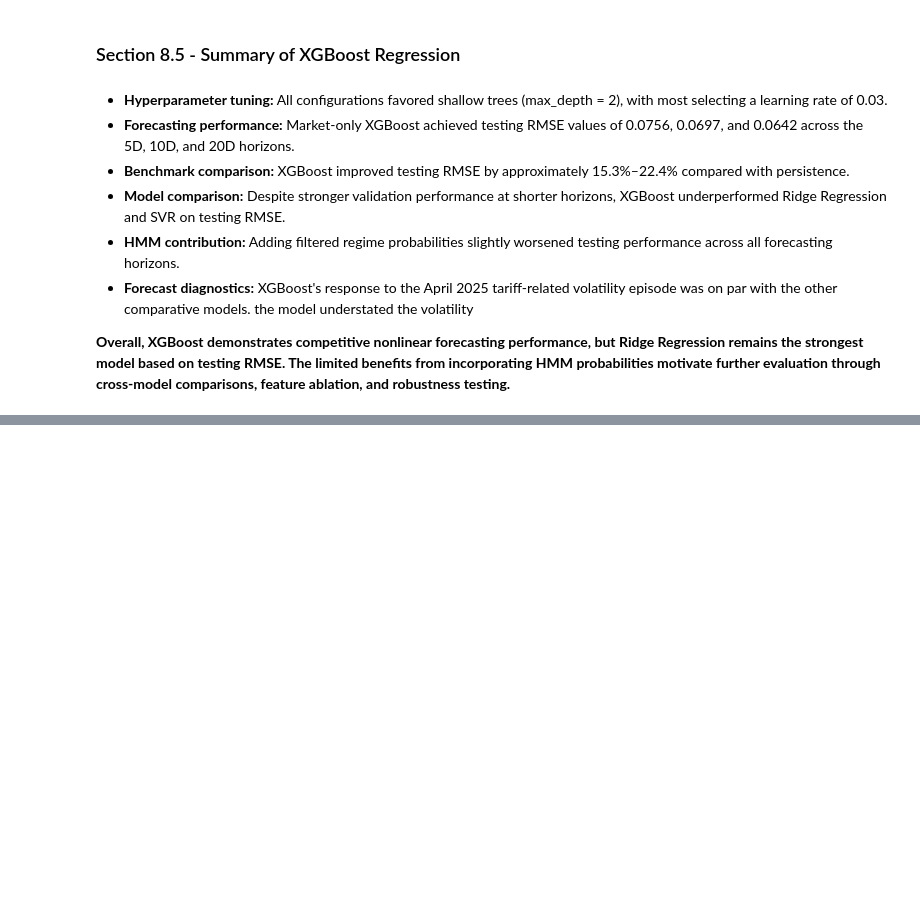
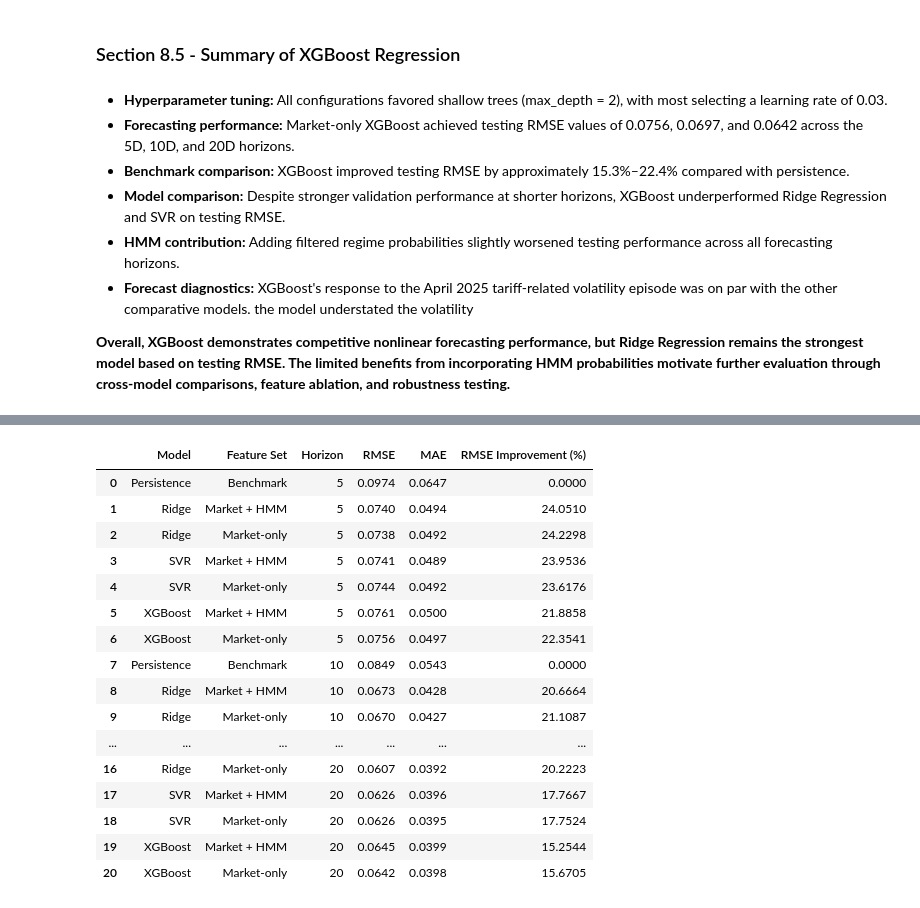
Before and after one commit to LR-Lemon/Milestone-II, a Jupyter notebook: notebooks/02_model_a_volatility_forecasting.ipynb, the cells around one changed output, grey strips where cells are left out. Cells and saved outputs as stored; diff of their text form; code cells hidden in the pictures; blank space fills up the shorter version.

```diff
--- a/notebooks/02_model_a_volatility_forecasting.ipynb
+++ b/notebooks/02_model_a_volatility_forecasting.ipynb
@@ -3918,0 +3941,80 @@ plt.show()
+# %%
+
+# --------------------------------------------------
+# 9.1 Overall Forecasting Performance
+# --------------------------------------------------
+
+# Combine evaluation results
+all_results_df = pd.concat(
+    [
+        benchmark_results_df,
+        ridge_results_df,
+        svr_results_df,
+        xgb_results_df
+    ],
+    ignore_index=True
+)
+
+# Restrict to testing observations
+test_results_df = (
+    all_results_df[
+        all_results_df["Partition"] == "Testing"
+    ]
+    .copy()
+)
+
+# Label persistence separately because it has no feature set
+test_results_df["Feature Set"] = (
+    test_results_df["Feature Set"].fillna("Benchmark")
+)
+
+# Select relevant columns
+test_results_df = (
+    test_results_df[
+        ["Model", "Feature Set", "Horizon", "RMSE", "MAE"]
+    ]
+    .sort_values(["Horizon", "Model", "Feature Set"])
+    .reset_index(drop=True)
+)
+
+# ----------------------------------------
+# Calculate RMSE Improvement Over Persistence
+# ----------------------------------------
+
+# Retrieve persistence RMSE for each forecasting horizon
+persistence_rmse = (
+    test_results_df[
+        test_results_df["Model"] == "Persistence"
+    ]
+    .set_index("Horizon")["RMSE"]
+)
+
+# Percentage improvement relative to persistence
+test_results_df["RMSE Improvement (%)"] = (
+    1 - test_results_df["RMSE"] /
+    test_results_df["Horizon"].map(persistence_rmse)
+) * 100
+
+# Display consolidated testing results
+print("Consolidated Testing Performance:")
+display(
+    test_results_df
+    .sort_values(["Horizon", "Model", "Feature Set"])
+    .round(4)
+)
+
+# ----------------------------------------
+# Identify Best-Performing Model per Horizon
+# ----------------------------------------
+
+best_models_df = (
+    test_results_df
+    .sort_values("RMSE")
+    .groupby("Horizon", as_index=False)
+    .first()
+    .sort_values("Horizon")
+)
+
+print("\nBest-Performing Model by Horizon:")
+display(best_models_df.round(4))
+# %% [output]
@@ -3918,0 +4022,17 @@ plt.show()
+|  | Model | Feature Set | Horizon | RMSE | MAE | RMSE Improvement (%) |
+| 0 | Persistence | Benchmark | 5 | 0.0974 | 0.0647 | 0.0000 |
+| 1 | Ridge | Market + HMM | 5 | 0.0740 | 0.0494 | 24.0510 |
+| 2 | Ridge | Market-only | 5 | 0.0738 | 0.0492 | 24.2298 |
+| 3 | SVR | Market + HMM | 5 | 0.0741 | 0.0489 | 23.9536 |
+| 4 | SVR | Market-only | 5 | 0.0744 | 0.0492 | 23.6176 |
+| 5 | XGBoost | Market + HMM | 5 | 0.0761 | 0.0500 | 21.8858 |
+| 6 | XGBoost | Market-only | 5 | 0.0756 | 0.0497 | 22.3541 |
+| 7 | Persistence | Benchmark | 10 | 0.0849 | 0.0543 | 0.0000 |
+| 8 | Ridge | Market + HMM | 10 | 0.0673 | 0.0428 | 20.6664 |
+| 9 | Ridge | Market-only | 10 | 0.0670 | 0.0427 | 21.1087 |
+| ... | ... | ... | ... | ... | ... | ... |
+| 16 | Ridge | Market-only | 20 | 0.0607 | 0.0392 | 20.2223 |
+| 17 | SVR | Market + HMM | 20 | 0.0626 | 0.0396 | 17.7667 |
+| 18 | SVR | Market-only | 20 | 0.0626 | 0.0395 | 17.7524 |
+| 19 | XGBoost | Market + HMM | 20 | 0.0645 | 0.0399 | 15.2544 |
+| 20 | XGBoost | Market-only | 20 | 0.0642 | 0.0398 | 15.6705 |
```
Also changed, not shown: parts of 20 cells of this notebook.
